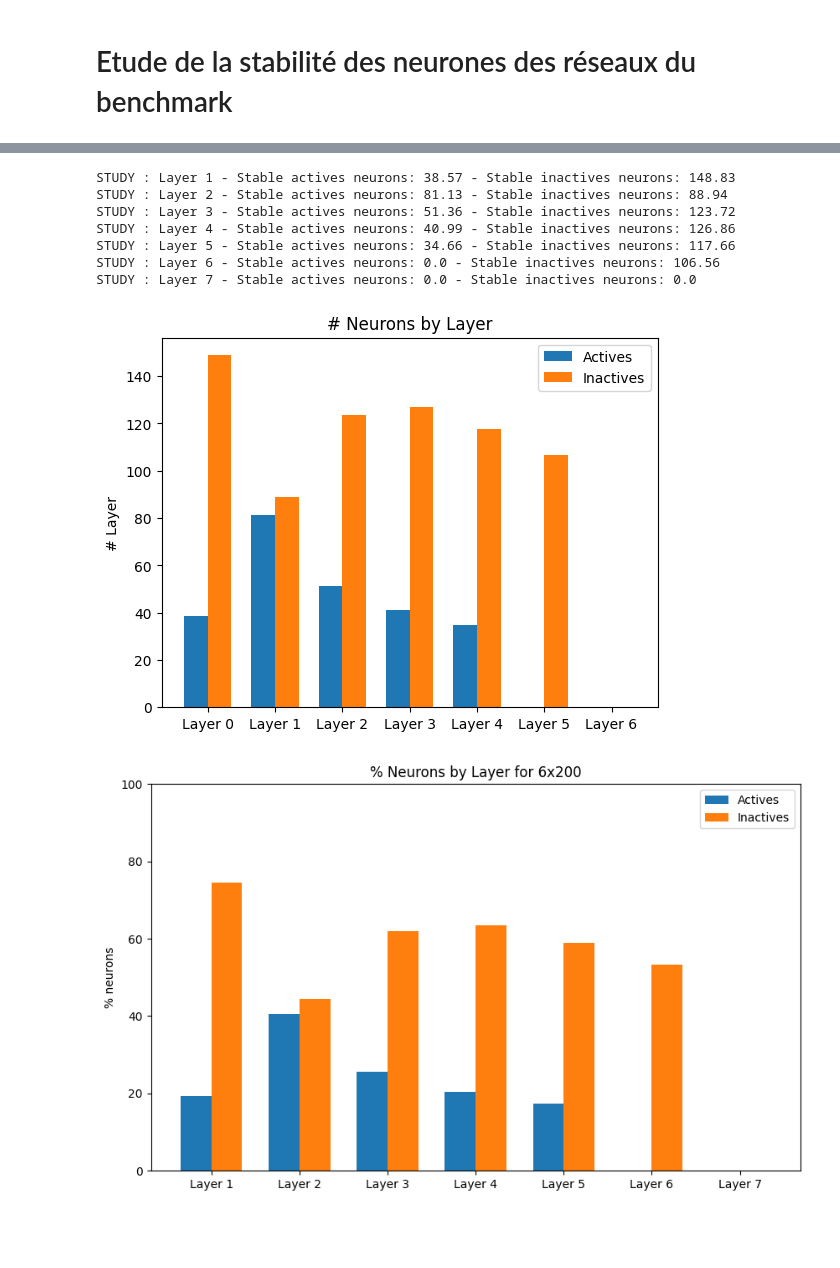
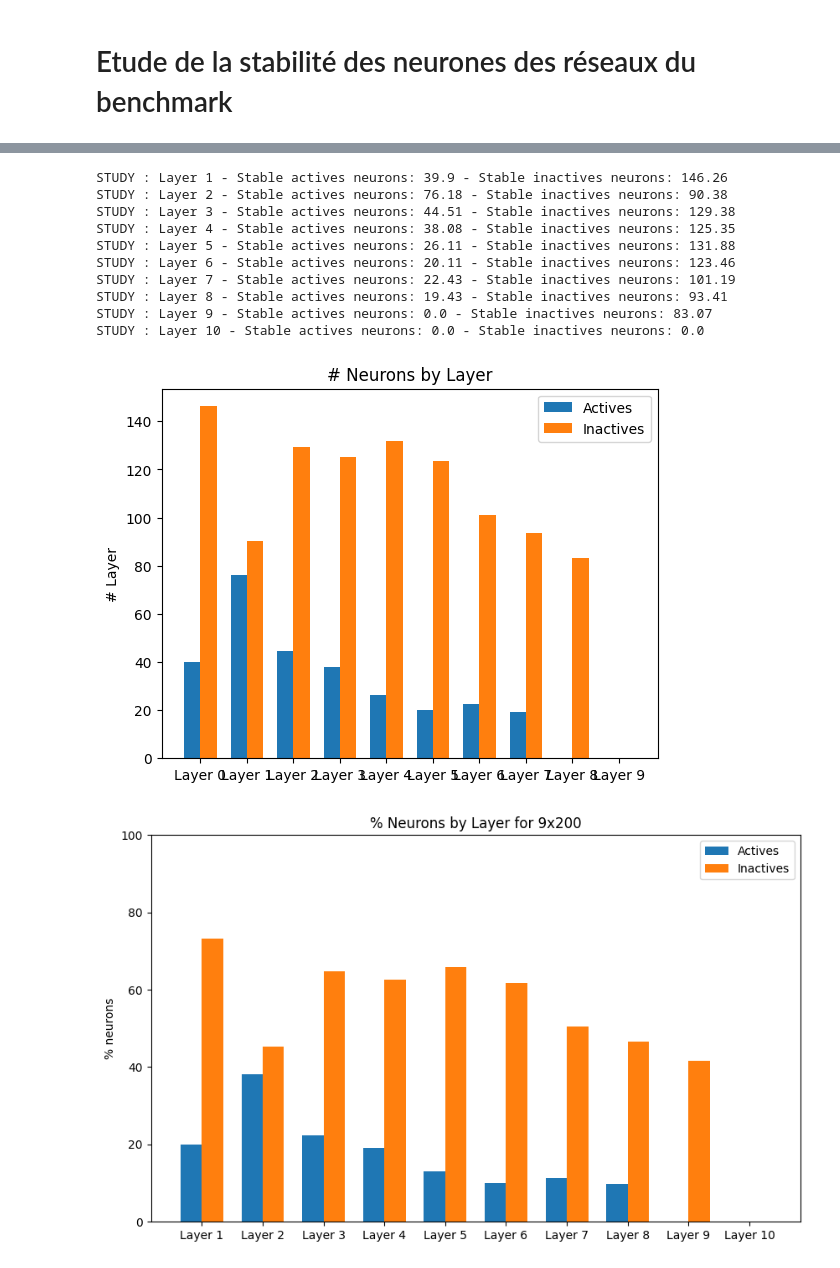
Before and after one commit to ahmedsafi2/FullSDPCertification, a Jupyter notebook: notebooks/stability_study.ipynb, the cells around one changed output, grey strips where cells are left out. Drawn from its saved outputs; the diff is of its cells as text; code cells hidden in the pictures; blank space fills up the shorter version.

```diff
--- a/notebooks/stability_study.ipynb
+++ b/notebooks/stability_study.ipynb
@@ -4,7 +4,7 @@
 import pandas as pd
 import numpy as np
 
-tab = pd.read_csv("/share/homes/boyerma/FastSDPCertification/results/benchmark/6x200-0.015/03_19_16h29_06s_histogramme_contraintes_relu_relaxees/stable_actives_study.csv")
+tab = pd.read_csv("/share/homes/boyerma/FastSDPCertification/results/benchmark/9x200-0.015/2026_03_20_11h14_45s_test-histogramme-relu-relaxee/stable_actives_study.csv")
 # %%
 tab.columns
 # %% [output]
@@ -35,7 +38,7 @@ tab['Stable_Actives_Layer_1']
 Name: Stable_Actives_Layer_1, Length: 100, dtype: float64
 # %%
-K = 7
-n = [784, 200, 200, 200, 200, 200, 200, 10]  # Nombre de neurones par couche (entrée, cachées, sortie)
+K = 10
+n = [784, 200, 200, 200, 200, 200, 200, 200, 200, 200, 10]  # Nombre de neurones par couche (entrée, cachées, sortie)
 # %%
 actives = []
 inactives = []
@@ -52,13 +55,16 @@ for k in range(1, K + 1):
     actives_percentage.append(nb_stable_actives_layer_k / n[k] * 100)
     inactives_percentage.append(nb_stable_inactives_layer_k / n[k] * 100)
 # %% [output]
-STUDY : Layer 1 - Stable actives neurons: 38.57 - Stable inactives neurons: 148.83
-STUDY : Layer 2 - Stable actives neurons: 81.13 - Stable inactives neurons: 88.94
-STUDY : Layer 3 - Stable actives neurons: 51.36 - Stable inactives neurons: 123.72
-STUDY : Layer 4 - Stable actives neurons: 40.99 - Stable inactives neurons: 126.86
-STUDY : Layer 5 - Stable actives neurons: 34.66 - Stable inactives neurons: 117.66
-STUDY : Layer 6 - Stable actives neurons: 0.0 - Stable inactives neurons: 106.56
-STUDY : Layer 7 - Stable actives neurons: 0.0 - Stable inactives neurons: 0.0
+STUDY : Layer 1 - Stable actives neurons: 39.9 - Stable inactives neurons: 146.26
+STUDY : Layer 2 - Stable actives neurons: 76.18 - Stable inactives neurons: 90.38
+STUDY : Layer 3 - Stable actives neurons: 44.51 - Stable inactives neurons: 129.38
+STUDY : Layer 4 - Stable actives neurons: 38.08 - Stable inactives neurons: 125.35
+STUDY : Layer 5 - Stable actives neurons: 26.11 - Stable inactives neurons: 131.88
+STUDY : Layer 6 - Stable actives neurons: 20.11 - Stable inactives neurons: 123.46
+STUDY : Layer 7 - Stable actives neurons: 22.43 - Stable inactives neurons: 101.19
+STUDY : Layer 8 - Stable actives neurons: 19.43 - Stable inactives neurons: 93.41
+STUDY : Layer 9 - Stable actives neurons: 0.0 - Stable inactives neurons: 83.07
+STUDY : Layer 10 - Stable actives neurons: 0.0 - Stable inactives neurons: 0.0
 # %%
 actives = np.array(actives)
 inactives = np.array(inactives)
@@ -87,32 +93,32 @@ plt.legend()
 
 plt.show()
 # %% [output]
-[figure, old version]
+[figure, new version]
 # %%
 
 import numpy as np
 import matplotlib.pyplot as plt
 
 x = np.arange(1, K + 1)
 
 # Largeur des barres
 width = 0.35
 
 plt.figure(figsize=(10, 6))
 
 plt.bar(x - width/2, actives_percentage, width, label='Actives')
 plt.bar(x + width/2, inactives_percentage, width, label='Inactives')
 
 # Labels
 plt.ylabel("% neurons")
-plt.title("% Neurons by Layer for 6x200")
+plt.title("% Neurons by Layer for 9x200")
 
 # Numéros des couches sur l'axe x
 plt.xticks(x, [f"Layer {i}" for i in range(1, K + 1)])
 
 plt.legend()
 plt.ylim(0, 100)
 
 plt.show()
 # %% [output]
-[figure, old version]
+[figure, new version]
```
Also changed, not shown: parts of 10 cells of this notebook, 20 other files.
